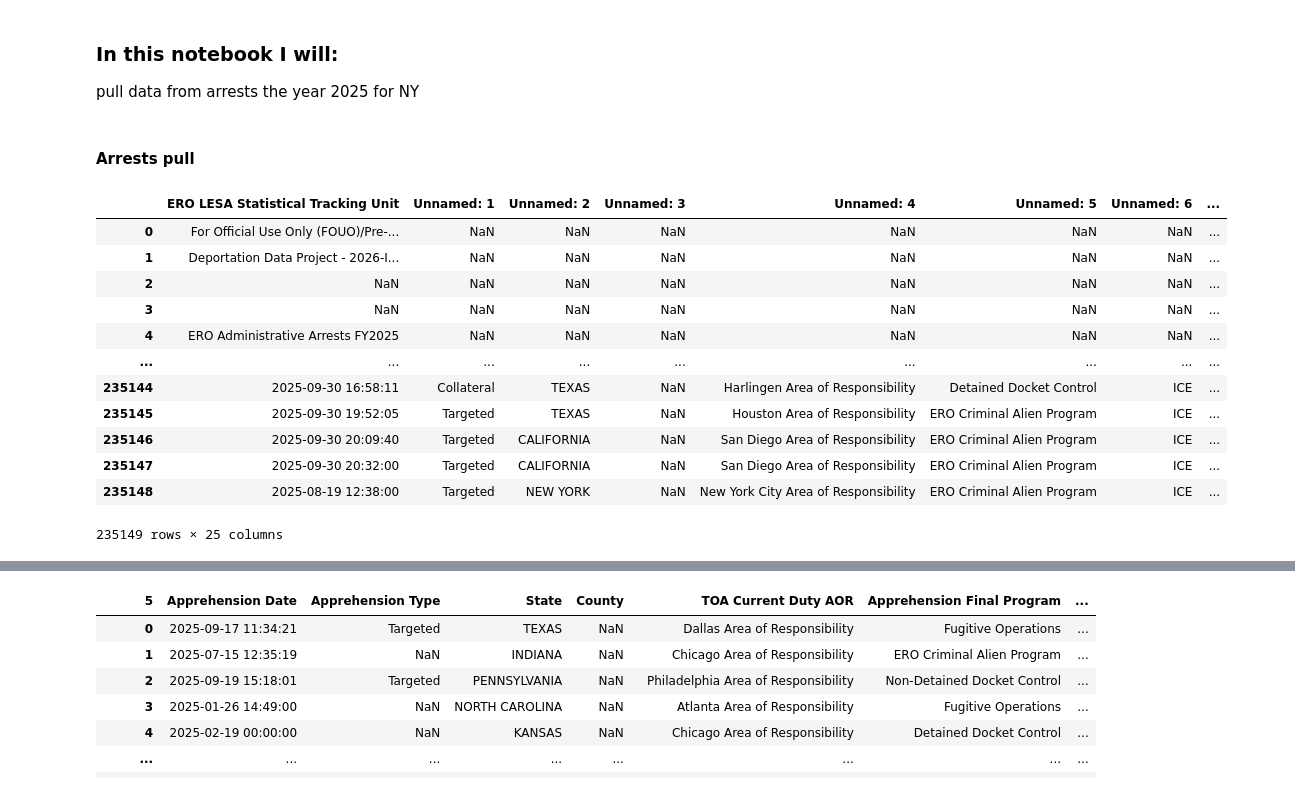
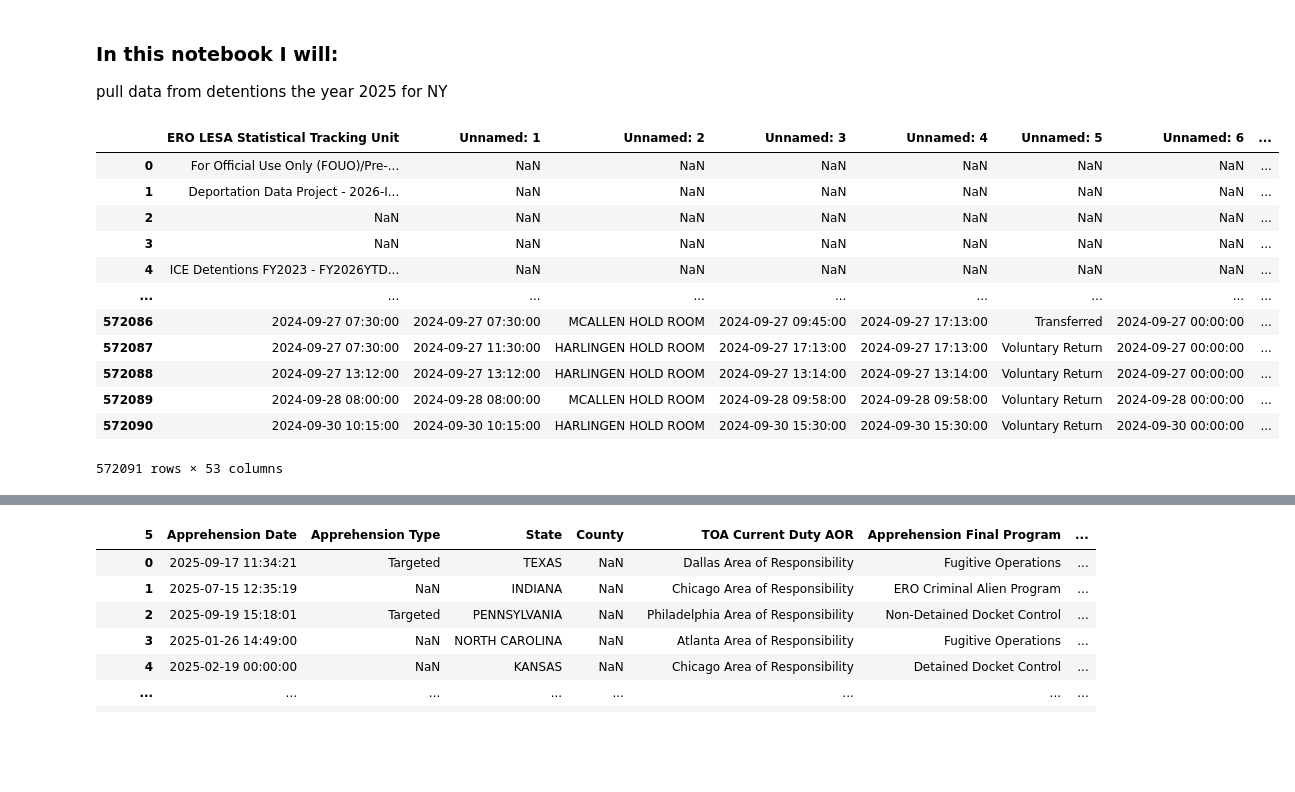
Before and after one commit to sajinashresthacoding/ICEpresense-CapitalRegion, a Jupyter notebook: 2025 NY Detentions.ipynb, the cells around one changed output, grey strips where cells are left out. Cells and saved outputs as stored; diff of their text form; code cells hidden in the pictures; blank space fills up the shorter version.

```diff
--- a/2025 NY Arrests.ipynb
+++ b/2025 NY Detentions.ipynb
@@ -1,30 +1,28 @@
 # %% [markdown]
 ### In this notebook I will:
-pull data from arrests the year 2025 for NY
+pull data from detentions the year 2025 for NY
-# %% [markdown]
-#### Arrests pull
 # %%
 ## import necessary libraries
 import pandas as pd
 # %%
 from datetime import datetime
 # %%
-df1 = pd.read_excel('/Users/sajinashrestha/Documents/dataProjects/WAMC/ICEpresense-CapitalRegion/RawData/Arrests/2026-ICLI-00005_Arrests_FY25_20260311_Redacted.xlsx')
+df1 = pd.read_excel('/Users/sajinashrestha/Documents/dataProjects/WAMC/ICEpresense-CapitalRegion/RawData/Detentions/2026-ICLI-00005_Detentions_FY24_20260311_Redacted.xlsx')
 df1
 # %% [output]
 |  | ERO LESA Statistical Tracking Unit | Unnamed: 1 | Unnamed: 2 | Unnamed: 3 | Unnamed: 4 | Unnamed: 5 | Unnamed: 6 | ... |
 | 0 | For Official Use Only (FOUO)/Pre-... | NaN | NaN | NaN | NaN | NaN | NaN | ... |
 | 1 | Deportation Data Project - 2026-I... | NaN | NaN | NaN | NaN | NaN | NaN | ... |
 | 2 | NaN | NaN | NaN | NaN | NaN | NaN | NaN | ... |
 | 3 | NaN | NaN | NaN | NaN | NaN | NaN | NaN | ... |
-| 4 | ERO Administrative Arrests FY2025 | NaN | NaN | NaN | NaN | NaN | NaN | ... |
+| 4 | ICE Detentions FY2023 - FY2026YTD... | NaN | NaN | NaN | NaN | NaN | NaN | ... |
 | ... | ... | ... | ... | ... | ... | ... | ... | ... |
-| 235144 | 2025-09-30 16:58:11 | Collateral | TEXAS | NaN | Harlingen Area of Responsibility | Detained Docket Control | ICE | ... |
-| 235145 | 2025-09-30 19:52:05 | Targeted | TEXAS | NaN | Houston Area of Responsibility | ERO Criminal Alien Program | ICE | ... |
-| 235146 | 2025-09-30 20:09:40 | Targeted | CALIFORNIA | NaN | San Diego Area of Responsibility | ERO Criminal Alien Program | ICE | ... |
-| 235147 | 2025-09-30 20:32:00 | Targeted | CALIFORNIA | NaN | San Diego Area of Responsibility | ERO Criminal Alien Program | ICE | ... |
-| 235148 | 2025-08-19 12:38:00 | Targeted | NEW YORK | NaN | New York City Area of Responsibility | ERO Criminal Alien Program | ICE | ... |
+| 572086 | 2024-09-27 07:30:00 | 2024-09-27 07:30:00 | MCALLEN HOLD ROOM | 2024-09-27 09:45:00 | 2024-09-27 17:13:00 | Transferred | 2024-09-27 00:00:00 | ... |
+| 572087 | 2024-09-27 07:30:00 | 2024-09-27 11:30:00 | HARLINGEN HOLD ROOM | 2024-09-27 17:13:00 | 2024-09-27 17:13:00 | Voluntary Return | 2024-09-27 00:00:00 | ... |
+| 572088 | 2024-09-27 13:12:00 | 2024-09-27 13:12:00 | HARLINGEN HOLD ROOM | 2024-09-27 13:14:00 | 2024-09-27 13:14:00 | Voluntary Return | 2024-09-27 00:00:00 | ... |
+| 572089 | 2024-09-28 08:00:00 | 2024-09-28 08:00:00 | MCALLEN HOLD ROOM | 2024-09-28 09:58:00 | 2024-09-28 09:58:00 | Voluntary Return | 2024-09-28 00:00:00 | ... |
+| 572090 | 2024-09-30 10:15:00 | 2024-09-30 10:15:00 | HARLINGEN HOLD ROOM | 2024-09-30 15:30:00 | 2024-09-30 15:30:00 | Voluntary Return | 2024-09-30 00:00:00 | ... |
-235149 rows × 25 columns
+572091 rows × 53 columns
 # %%
 df1 = df1.iloc[5:]
 df1
```
